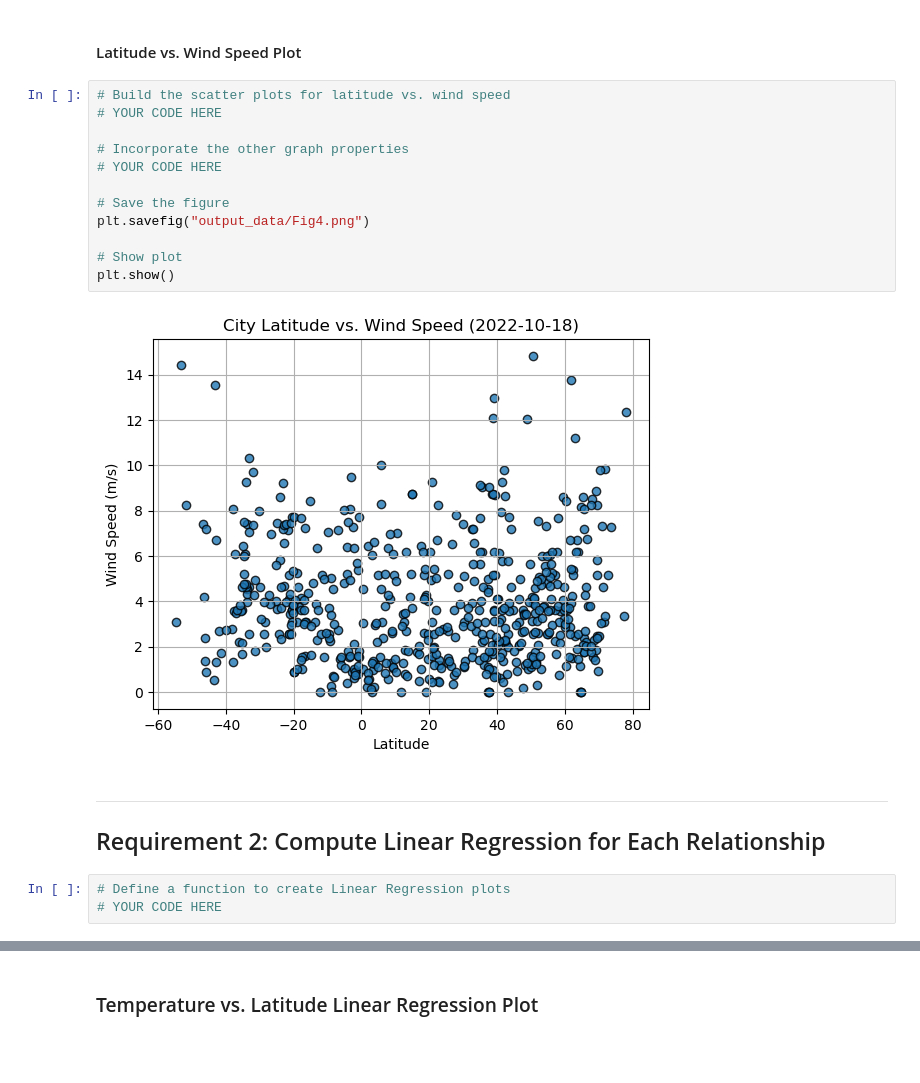
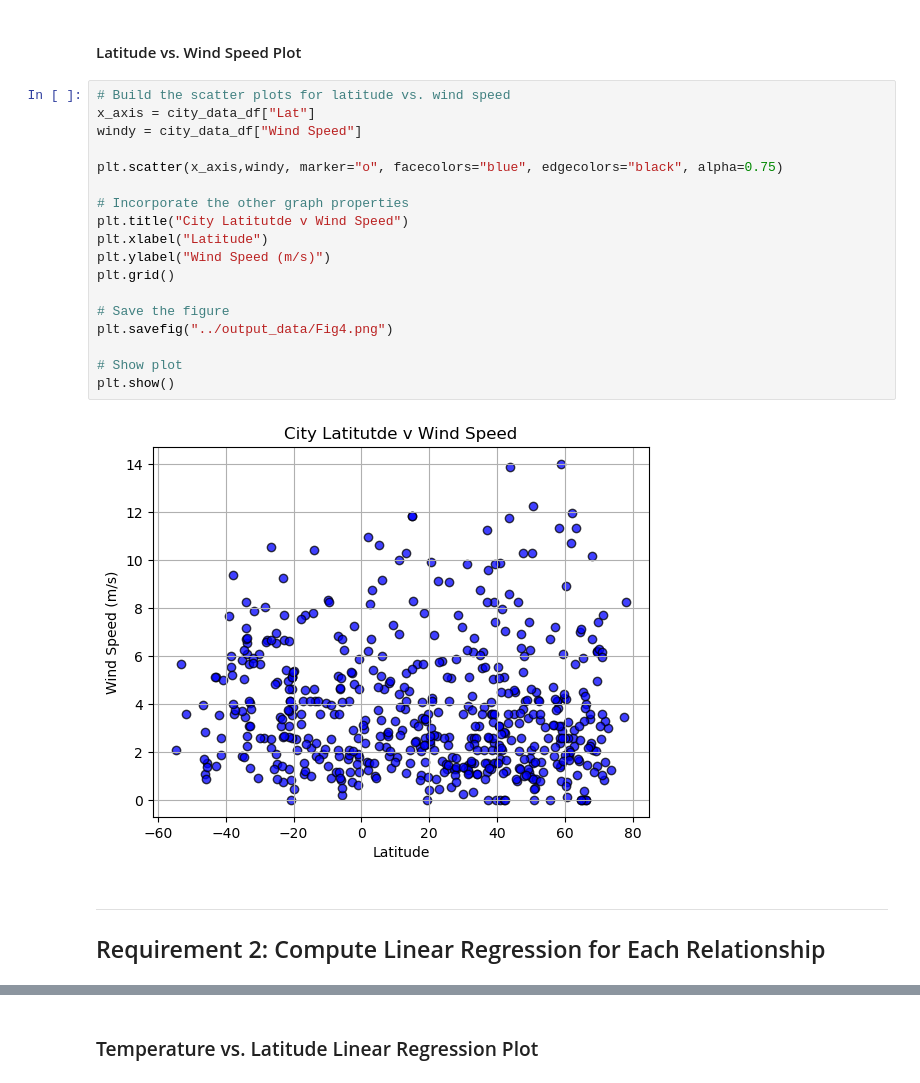
Before and after one commit to lilphonsdale/python-api-challenge, a Jupyter notebook: WeatherPy/WeatherPy.ipynb, the cells around one changed output, grey strips where cells are left out. Saved outputs shown, nothing was run; the diff lists cells and outputs as text; blank space fills up the shorter version.

```diff
--- a/WeatherPy/WeatherPy.ipynb
+++ b/WeatherPy/WeatherPy.ipynb
@@ -271,22 +286,25 @@ plt.show()
 #### Latitude vs. Wind Speed Plot
 # %%
 # Build the scatter plots for latitude vs. wind speed
-# YOUR CODE HERE
+x_axis = city_data_df["Lat"]
+windy = city_data_df["Wind Speed"]
+
+plt.scatter(x_axis,windy, marker="o", facecolors="blue", edgecolors="black", alpha=0.75)
 
 # Incorporate the other graph properties
-# YOUR CODE HERE
+plt.title("City Latitutde v Wind Speed")
+plt.xlabel("Latitude")
+plt.ylabel("Wind Speed (m/s)")
+plt.grid()
 
 # Save the figure
-plt.savefig("output_data/Fig4.png")
+plt.savefig("../output_data/Fig4.png")
 
 # Show plot
 plt.show()
 # %% [output]
-[figure, old version]
+[figure, new version]
 # %% [markdown]
 ---
 
 ## Requirement 2: Compute Linear Regression for Each Relationship
-# %%
-# Define a function to create Linear Regression plots
-# YOUR CODE HERE
```
Also changed, not shown: parts of 15 cells of this notebook, 6 other files.
